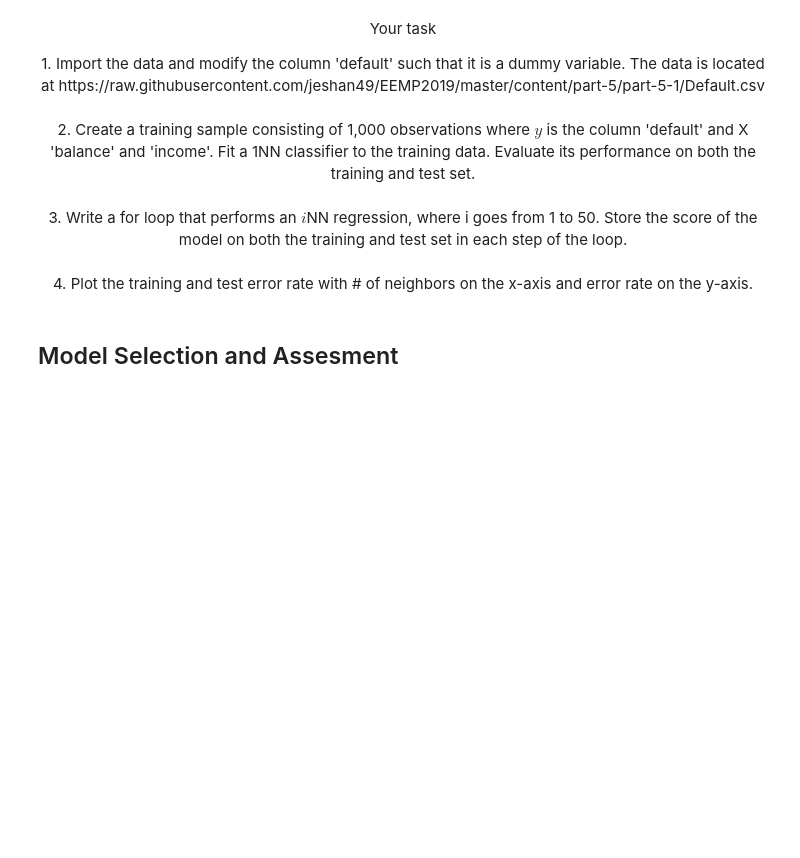
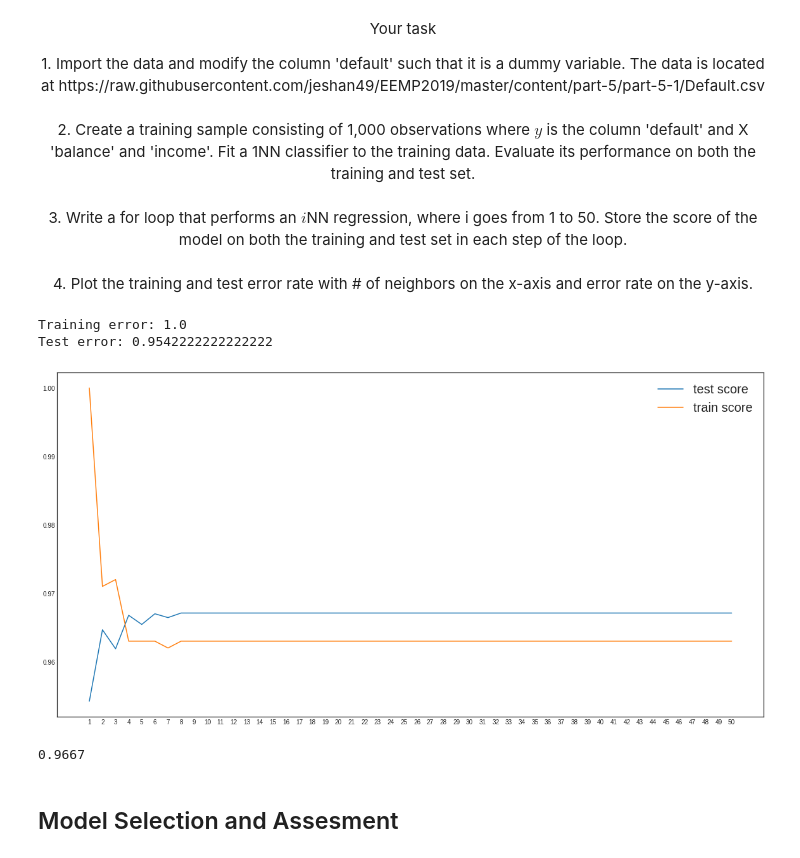
Before and after one commit to armoutihansen/EEMP2019, a Jupyter notebook: content/part-5/sl2.ipynb, the cells around one changed output. Saved outputs shown, nothing was run; the diff lists cells and outputs as text; code cells hidden in the pictures; blank space fills up the shorter version.

```diff
--- a/content/part-5/sl2.ipynb
+++ b/content/part-5/sl2.ipynb
@@ -586,6 +586,53 @@ y_score = clf.score(test_X, test_y)
 3. Write a for loop that performs an $i$NN regression, where i goes from 1 to 50. Store the score of the model on both the training and test set in each step of the loop.<br><br>
 4. Plot the training and test error rate with # of neighbors on the x-axis and error rate on the y-axis.
 </div></center>
+# %%
+# Solution to 1
+
+import matplotlib.pyplot as plt
+import numpy as np
+import pandas as pd
+import seaborn as sns
+
+path_to_data = 'https://raw.githubusercontent.com/jeshan49/EEMP2019/master/content/part-5/part-5-1/Default.csv'
+
+df = pd.read_csv(path_to_data, index_col=0)
+df['default'] = pd.get_dummies(df['default'], drop_first=True)
+# %%
+# Solution 2
+X, test_X, y, test_y = train_test_split(df[['balance', 'income']], df['default'], test_size=0.9, random_state=181)
+
+from sklearn.neighbors import KNeighborsClassifier
+knn = KNeighborsClassifier(n_neighbors=1, n_jobs=-1)
+
+knn.fit(X, y).predict(test_X)
+
+print('Training error:', knn.score(X, y))
+print('Test error:', knn.score(test_X, test_y))
+# %% [output]
+Training error: 1.0
+Test error: 0.9542222222222222
+# %%
+# Solution 3
+
+test_score = []
+train_score = []
+for i in range(1, 51):
+    knn = KNeighborsClassifier(n_neighbors=i, n_jobs=-1)
+    knn.fit(X, y).predict(test_X)
+    train_score.append(knn.score(X, y))
+    test_score.append(knn.score(test_X, test_y))
+# %%
+plt.figure(figsize=(20,10))
+xrange = np.linspace(1, 50)
+plt.plot(xrange, test_score, xrange, train_score)
+plt.legend(labels=['test score', 'train score'])
+plt.xticks(np.arange(1,51))
+plt.show();
+1- np.mean(df['default'])
+# %% [output]
+[figure, added]
+0.9667
 # %% [markdown]
 ## Model Selection and Assesment
 # %% [markdown]
```
Also changed, not shown: parts of 14 cells of this notebook.
